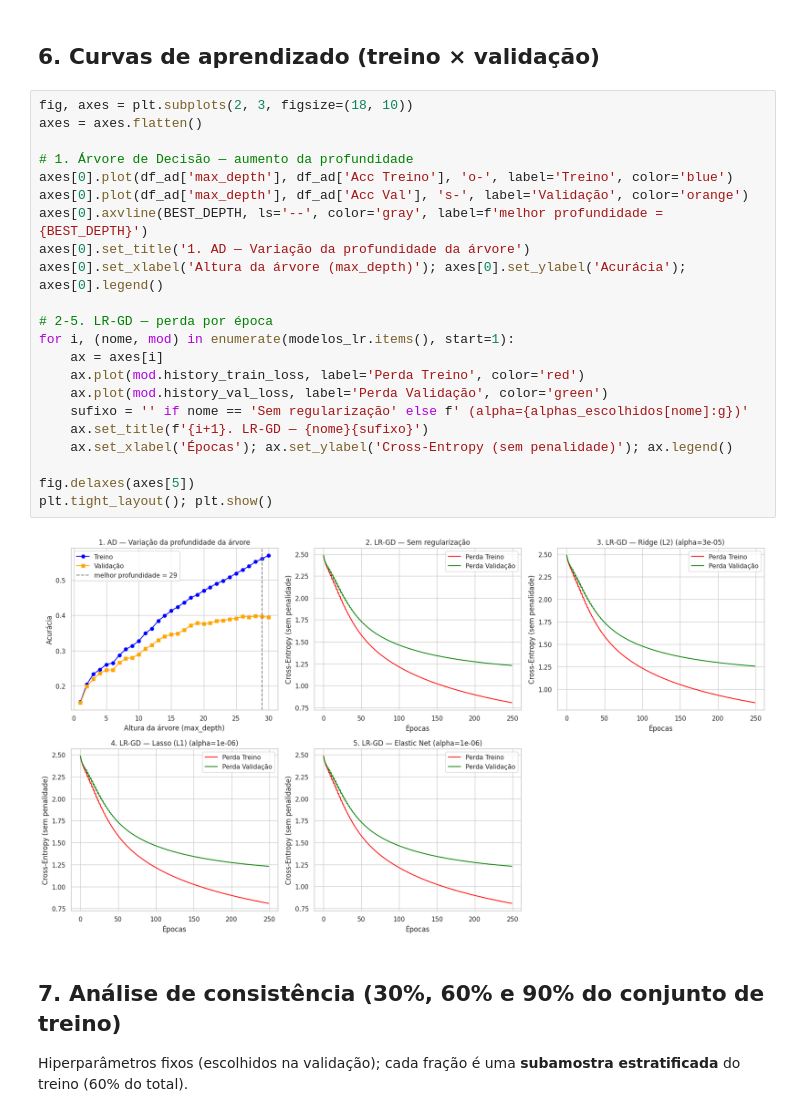
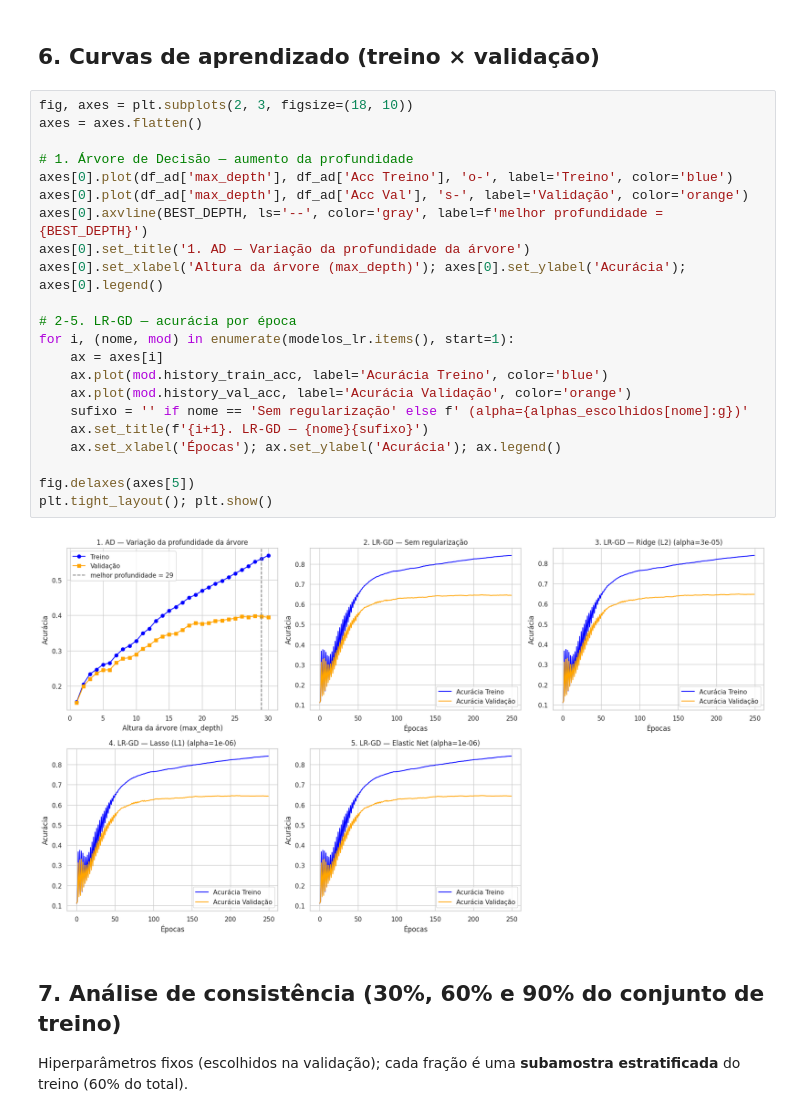
Before and after one commit to Singleeee/T2-IA-Classificacao, a Jupyter notebook: Classification_corrigido.ipynb, the cells around one changed output. Saved outputs shown, nothing was run; the diff lists cells and outputs as text.

Commit message:
Gráficos de aprendizagem convergindo na porcentagem de acerto e não da perda no cross entropy

```diff
--- a/Classification_corrigido.ipynb
+++ b/Classification_corrigido.ipynb
@@ -527,27 +542,27 @@ alpha escolhido (validação): {'Ridge (L2)': 3e-05, 'Lasso (L1)': 1e-06, 'Elast
 # %%
 fig, axes = plt.subplots(2, 3, figsize=(18, 10))
 axes = axes.flatten()
 
 # 1. Árvore de Decisão — aumento da profundidade
 axes[0].plot(df_ad['max_depth'], df_ad['Acc Treino'], 'o-', label='Treino', color='blue')
 axes[0].plot(df_ad['max_depth'], df_ad['Acc Val'], 's-', label='Validação', color='orange')
 axes[0].axvline(BEST_DEPTH, ls='--', color='gray', label=f'melhor profundidade = {BEST_DEPTH}')
 axes[0].set_title('1. AD — Variação da profundidade da árvore')
 axes[0].set_xlabel('Altura da árvore (max_depth)'); axes[0].set_ylabel('Acurácia'); axes[0].legend()
 
-# 2-5. LR-GD — perda por época
+# 2-5. LR-GD — acurácia por época
 for i, (nome, mod) in enumerate(modelos_lr.items(), start=1):
     ax = axes[i]
-    ax.plot(mod.history_train_loss, label='Perda Treino', color='red')
-    ax.plot(mod.history_val_loss, label='Perda Validação', color='green')
+    ax.plot(mod.history_train_acc, label='Acurácia Treino', color='blue')
+    ax.plot(mod.history_val_acc, label='Acurácia Validação', color='orange')
     sufixo = '' if nome == 'Sem regularização' else f' (alpha={alphas_escolhidos[nome]:g})'
     ax.set_title(f'{i+1}. LR-GD — {nome}{sufixo}')
-    ax.set_xlabel('Épocas'); ax.set_ylabel('Cross-Entropy (sem penalidade)'); ax.legend()
+    ax.set_xlabel('Épocas'); ax.set_ylabel('Acurácia'); ax.legend()
 
 fig.delaxes(axes[5])
 plt.tight_layout(); plt.show()
 # %% [output]
-[figure, old version]
+[figure, new version]
 # %% [markdown]
 ## 7. Análise de consistência (30%, 60% e 90% do conjunto de treino)
 Hiperparâmetros fixos (escolhidos na validação); cada fração é uma **subamostra estratificada** do treino (60% do total).
```
Also changed, not shown: parts of 4 cells of this notebook.
